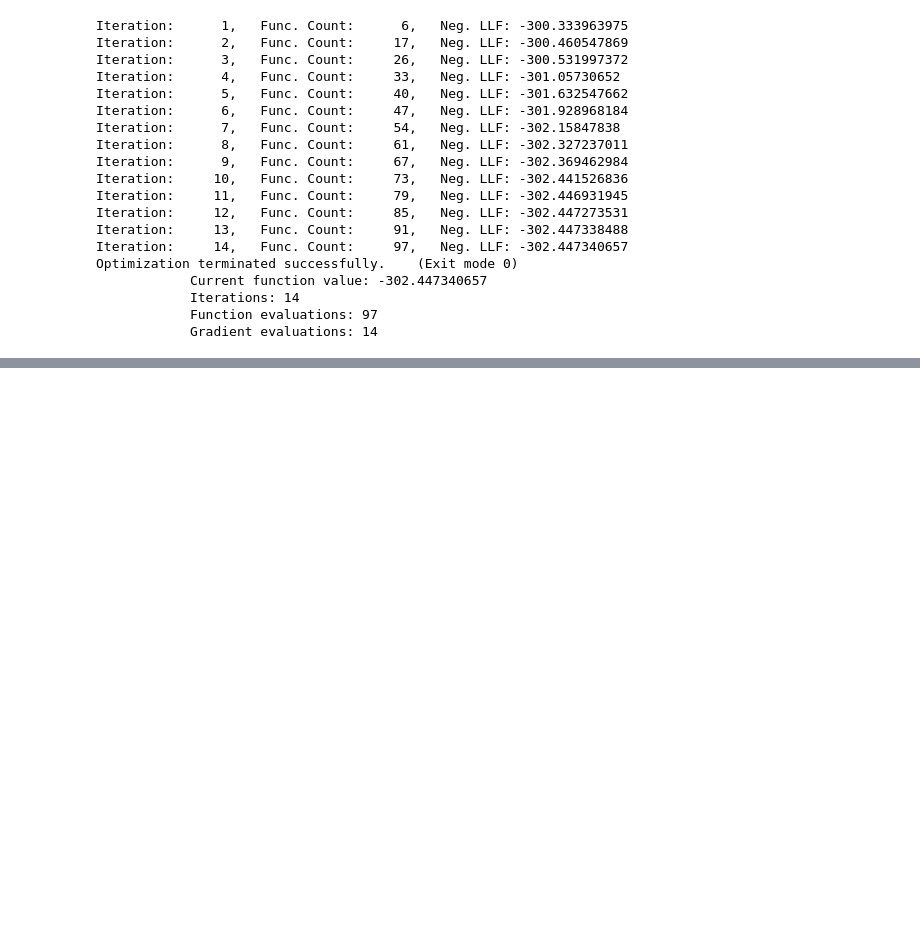
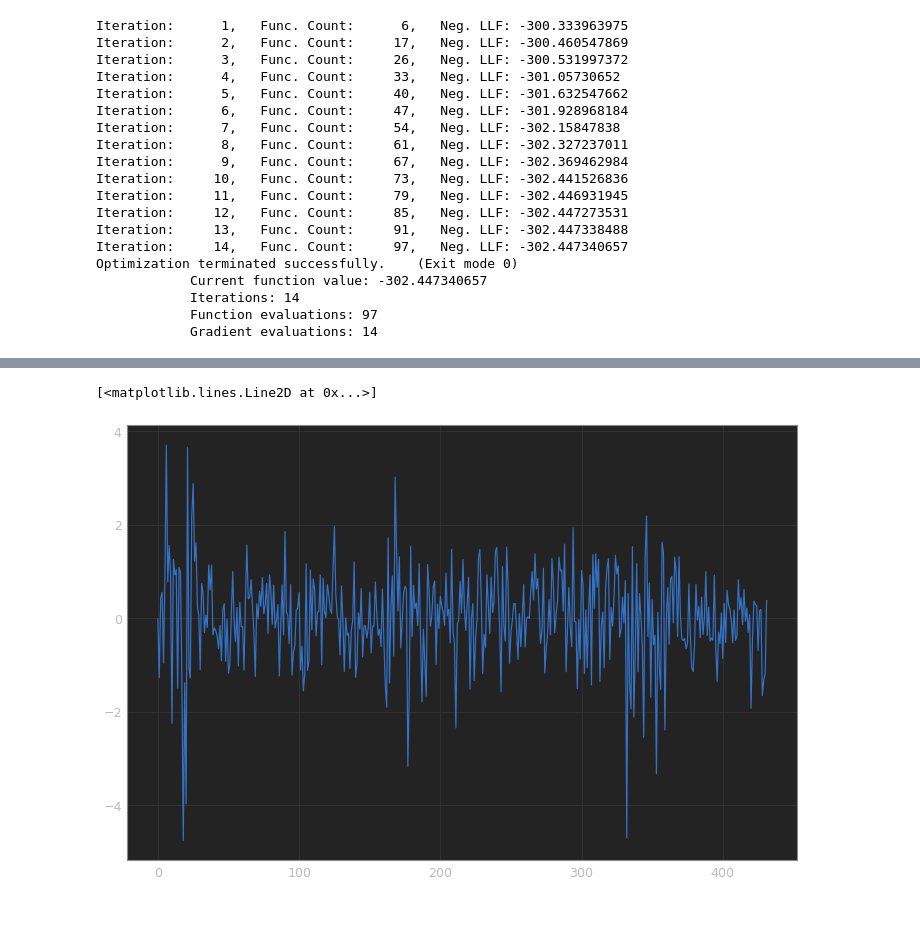
Before and after one commit to xtwxfxk/left5, a Jupyter notebook: analysis of financial time series/chapter03.ipynb, the cells around one changed output, grey strips where cells are left out. Cells and saved outputs as stored; diff of their text form; code cells hidden in the pictures; blank space fills up the shorter version.

```diff
--- a/analysis of financial time series/chapter03.ipynb
+++ b/analysis of financial time series/chapter03.ipynb
@@ -126,0 +155,7 @@ fig = res.plot()
+# %%
+plt.plot(res.resid / np.sqrt(np.var(res.resid)))
+# %% [output]
+[<matplotlib.lines.Line2D at 0x...>]
+[figure, added]
+# %% [markdown]
+###
```
Also changed, not shown: parts of 15 cells of this notebook, 2 other files.
